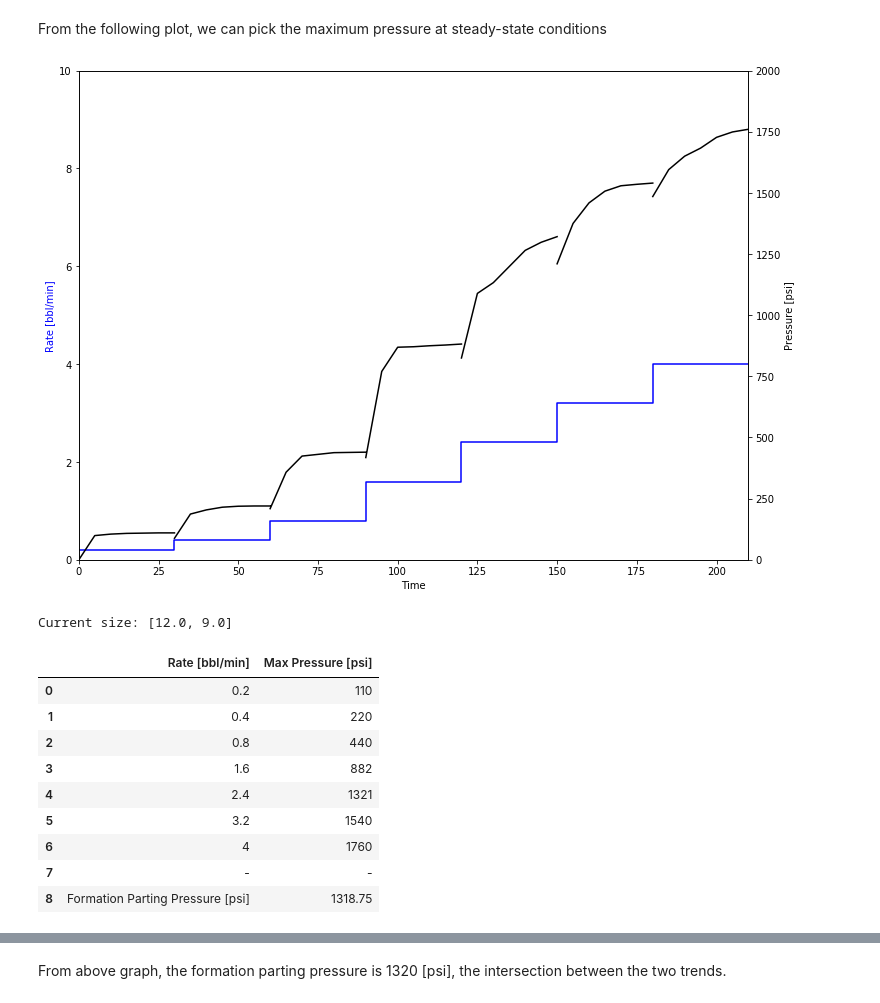
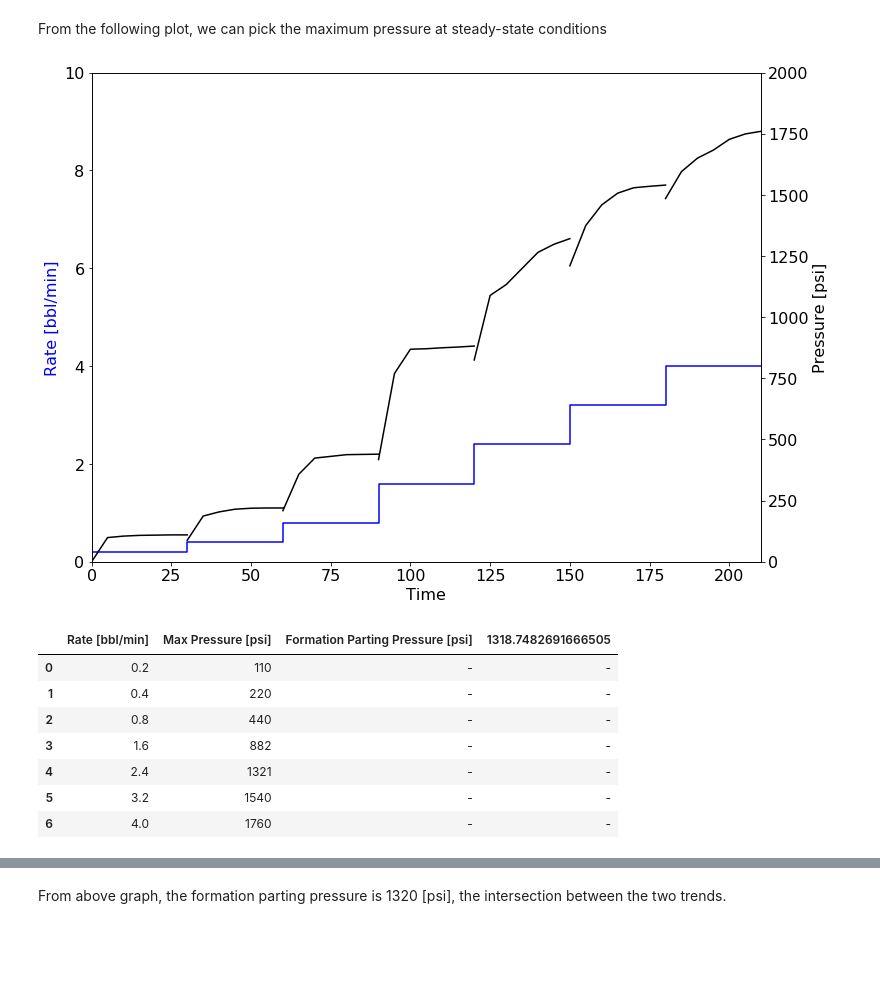
Before and after one commit to dnicolasespinoza/GeomechanicsJupyter, a Jupyter notebook: UndergradHomework/HW6/HW6 Solutions.ipynb, the cells around one changed output, grey strips where cells are left out. Drawn from its saved outputs; the diff is of its cells as text; code cells hidden in the pictures; blank space fills up the shorter version.

```diff
--- a/UndergradHomework/HW6/HW6 Solutions.ipynb
+++ b/UndergradHomework/HW6/HW6 Solutions.ipynb
@@ -84,15 +84,17 @@ ax1.set_xlabel('Time')
 ax1.set_ylabel('Rate [bbl/min]', color='b')
 ax2.set_ylabel('Pressure [psi]', color='k')
 # Axis range
-plt.xlim([60, 120])
+plt.xlim([70, 120])
 ax1.set_ylim(0, 100)
 ax2.set_ylim(500, 2500)
 plt.show()
 # Get current figure size
 fig_size = plt.rcParams["figure.figsize"]
-print ("Current size:", fig_size)
+# print ("Current size:", fig_size)
 # Set figure size
 fig_size[0] = 12
 fig_size[1] = 9
 plt.rcParams["figure.figsize"] = fig_size
+# Set font size
+plt.rcParams.update({'font.size': 16})
 # %% [output]
@@ -115,9 +116,11 @@ ax2.set_ylim(500, 2500)
 plt.show()
 # Get current figure size
 fig_size = plt.rcParams["figure.figsize"]
-print ("Current size:", fig_size)
+# print ("Current size:", fig_size)
 # Set figure size
 fig_size[0] = 12
 fig_size[1] = 9
 plt.rcParams["figure.figsize"] = fig_size
+# Set font size
+plt.rcParams.update({'font.size': 16})
 # %% [output]
@@ -136,29 +138,33 @@ import matplotlib.pyplot as plt
 # Segment of the data set to plot
 SQRT_Time1 = SQRT_Time.iloc[60:720]
 Pressure1 = Pressure.iloc[60:720]
-# Segment of the data set for calculating FCP
+# Segment of the data set where pressure varies linearly with time^0.5
 SQRT_Time2 = SQRT_Time.iloc[70:100]
 Pressure2 = Pressure.iloc[70:100]
+# Segment of the data set where we will plot the linear trend line
+SQRT_Time3 = SQRT_Time.iloc[65:140]
 
 # Plot data
-plt.plot(SQRT_Time1, Pressure1, 'ok',markersize=3)
-# Calculate the simple linear regression fit to find loading strain rate
+plt.plot(SQRT_Time1, Pressure1, 'ok',markersize=4)
+# Calculate the simple linear regression fit
 coefficients = np.polyfit(SQRT_Time2, Pressure2, 1)
 yy = np.poly1d(coefficients)
-# plot trendline
-plt.plot(SQRT_Time2,yy(SQRT_Time2),"-r",linewidth=2)
+# Plot trendline
+plt.plot(SQRT_Time3,yy(SQRT_Time3),"-r",linewidth=2)
 # Plot labels
 plt.xlabel('Square Root of Time [$min^{0.5}$]')
 plt.ylabel('Pressure [psi]', color='k')
 # Axis range
-plt.xlim([8.5, 9.5])
-plt.ylim([1600, 2100])
+plt.xlim([0, 6])
+plt.ylim([1600, 2000])
 plt.show()
 # Get current figure size
 fig_size = plt.rcParams["figure.figsize"]
-print ("Current size:", fig_size)
+# print ("Current size:", fig_size)
 # Set figure size
 fig_size[0] = 12
 fig_size[1] = 9
 plt.rcParams["figure.figsize"] = fig_size
+# Set font size
+plt.rcParams.update({'font.size': 16})
 # %% [output]
@@ -249,52 +254,51 @@ From the following plot, we can pick the maximum pressure at steady-state condit
 # %%
 import numpy as np
 import matplotlib.pyplot as plt
 
 Time = DataQ4Summary['Cumulative Time [min]']
 Pressure = DataQ4Summary['Pressure [psi]']
 Rate = DataQ4Summary['Rate [bbl/min]']
 
 # Plot data
 fig, ax1 = plt.subplots()
 ax2 = ax1.twinx()
 ax1.plot(Time, Rate, 'b-')
 ax2.plot(Time, Pressure, 'k-')
 # Plot labels
 ax1.set_xlabel('Time')
 ax1.set_ylabel('Rate [bbl/min]', color='b')
 ax2.set_ylabel('Pressure [psi]', color='k')
 # Axis range
 plt.xlim([0, 210])
 ax1.set_ylim(0, 10)
 ax2.set_ylim(0, 2000)
 plt.show()
 # Get current figure size
 fig_size = plt.rcParams["figure.figsize"]
-print ("Current size:", fig_size)
+# print ("Current size:", fig_size)
 # Set figure size
 fig_size[0] = 12
 fig_size[1] = 9
 plt.rcParams["figure.figsize"] = fig_size
+# Set font size
+plt.rcParams.update({'font.size': 16})
 # %% [output]
-[figure, old version]
+[figure, new version]
-Current size: [12.0, 9.0]
 # %%
 import pandas as pd
 
 excel_file = 'HW6.xlsx'
 DataQ4Summary = pd.read_excel(excel_file, sheet_name="Q4_Plot2")
-DataQ4Summary.head(10)
+DataQ4Summary.head(7)
 # %% [output]
-|  | Rate [bbl/min] | Max Pressure [psi] |
-| 0 | 0.2 | 110 |
-| 1 | 0.4 | 220 |
-| 2 | 0.8 | 440 |
-| 3 | 1.6 | 882 |
-| 4 | 2.4 | 1321 |
-| 5 | 3.2 | 1540 |
-| 6 | 4 | 1760 |
-| 7 | - | - |
-| 8 | Formation Parting Pressure [psi] | 1318.75 |
+|  | Rate [bbl/min] | Max Pressure [psi] | Formation Parting Pressure [psi] | 1318.7482691666505 |
+| 0 | 0.2 | 110 | - | - |
+| 1 | 0.4 | 220 | - | - |
+| 2 | 0.8 | 440 | - | - |
+| 3 | 1.6 | 882 | - | - |
+| 4 | 2.4 | 1321 | - | - |
+| 5 | 3.2 | 1540 | - | - |
+| 6 | 4.0 | 1760 | - | - |
 # %%
 import numpy as np
 import matplotlib.pyplot as plt
```
Also changed, not shown: parts of 7 cells of this notebook, 2 other files.
